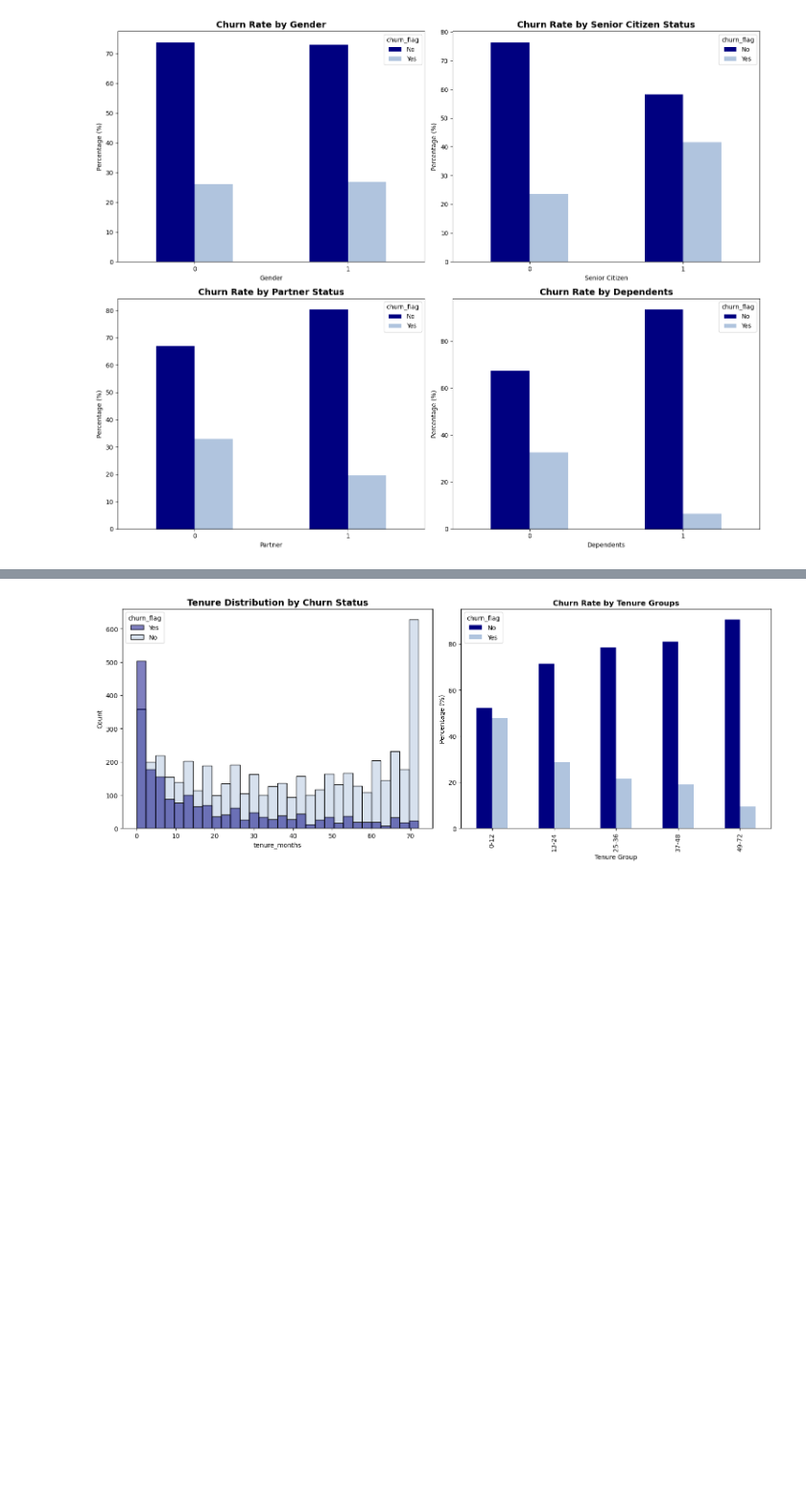
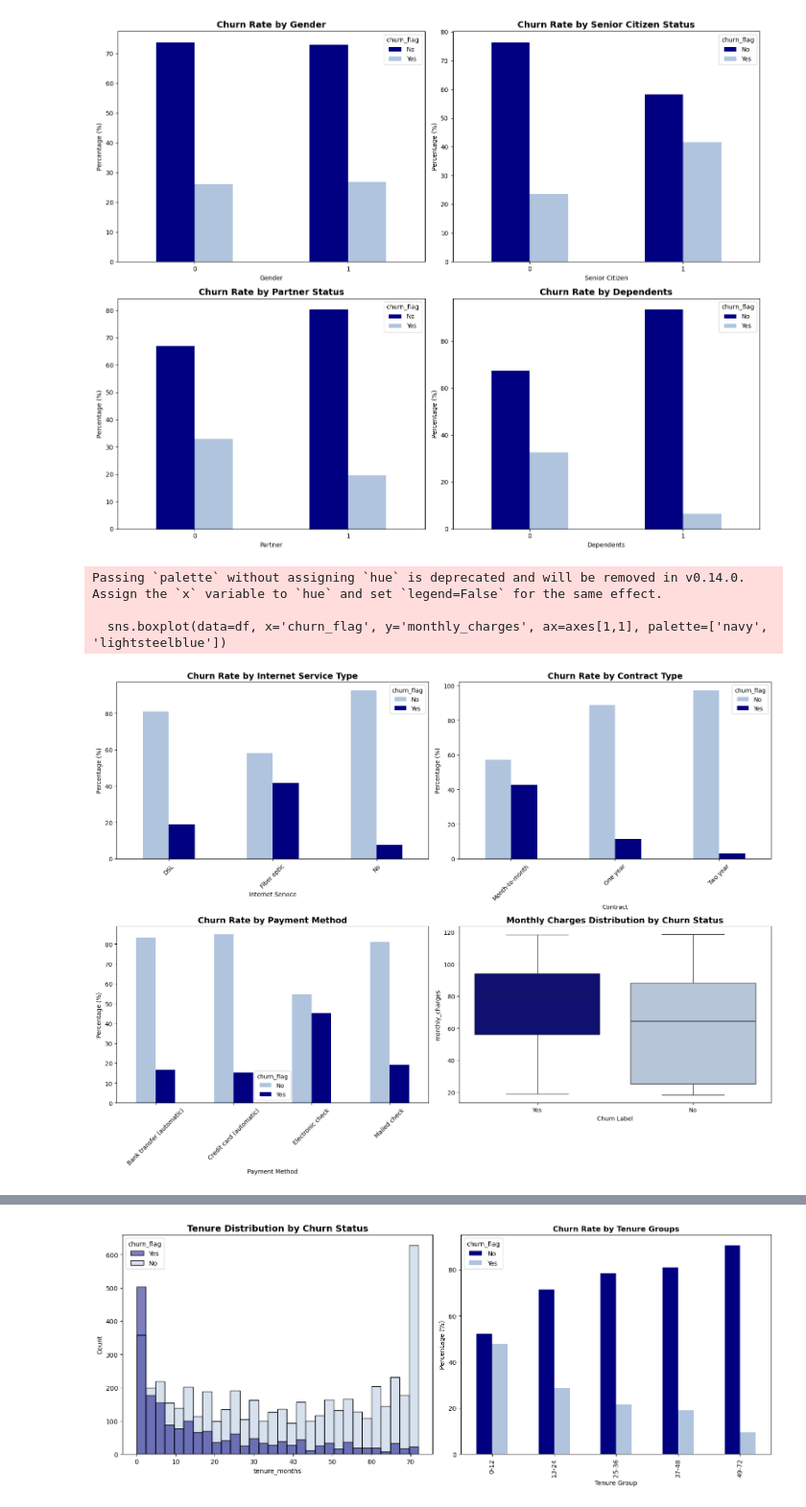
Before and after one commit to kirilvino/Swan-Project-Team-7, a Jupyter notebook: SwanMaster.ipynb, the cells around one changed output, grey strips where cells are left out. Shown: that part at 96% size. Cells and saved outputs as stored; diff of their text form; code cells hidden in the pictures; blank space fills up the shorter version.

```diff
--- a/SwanMaster.ipynb
+++ b/SwanMaster.ipynb
@@ -150,4 +150,41 @@ plt.tight_layout()
 plt.show()
 # %% [output]
 [figure]
+# %%
+# Service Analysis
+fig, axes = plt.subplots(2, 2, figsize=(16, 12))
+
+# Churn by Internet Service
+internet_churn = pd.crosstab(df['Internet Service'], df['churn_flag'], normalize='index') * 100
+internet_churn.plot(kind='bar', ax=axes[0,0], color=['lightsteelblue', 'navy', 'grey'])
+axes[0,0].set_title('Churn Rate by Internet Service Type', fontsize=14, fontweight='bold')
+axes[0,0].set_ylabel('Percentage (%)')
+axes[0,0].tick_params(axis='x', rotation=45)
+
+# Churn by Contract
+contract_churn = pd.crosstab(df['Contract'], df['churn_flag'], normalize='index') * 100
+contract_churn.plot(kind='bar', ax=axes[0,1], color=['lightsteelblue', 'navy', 'grey'])
+axes[0,1].set_title('Churn Rate by Contract Type', fontsize=14, fontweight='bold')
+axes[0,1].set_ylabel('Percentage (%)')
+axes[0,1].tick_params(axis='x', rotation=45)
+
+# Churn by Payment Method
+payment_churn = pd.crosstab(df['Payment Method'], df['churn_flag'], normalize='index') * 100
+payment_churn.plot(kind='bar', ax=axes[1,0], color=['lightsteelblue', 'navy', 'grey'])
+axes[1,0].set_title('Churn Rate by Payment Method', fontsize=14, fontweight='bold')
+axes[1,0].set_ylabel('Percentage (%)')
+axes[1,0].tick_params(axis='x', rotation=45)
+
+# Monthly Charges distribution by Churn
+sns.boxplot(data=df, x='churn_flag', y='monthly_charges', ax=axes[1,1], palette=['navy', 'lightsteelblue'])
+axes[1,1].set_title('Monthly Charges Distribution by Churn Status', fontsize=14, fontweight='bold')
+axes[1,1].set_xlabel('Churn Label')
+
+plt.tight_layout()
+plt.show()
+# %% [output]
+Passing `palette` without assigning `hue` is deprecated and will be removed in v0.14.0. Assign the `x` variable to `hue` and set `legend=False` for the same effect.
+
+  sns.boxplot(data=df, x='churn_flag', y='monthly_charges', ax=axes[1,1], palette=['navy', 'lightsteelblue'])
+[figure, added]
 # %%
```
Also changed, not shown: parts of 4 cells of this notebook.
